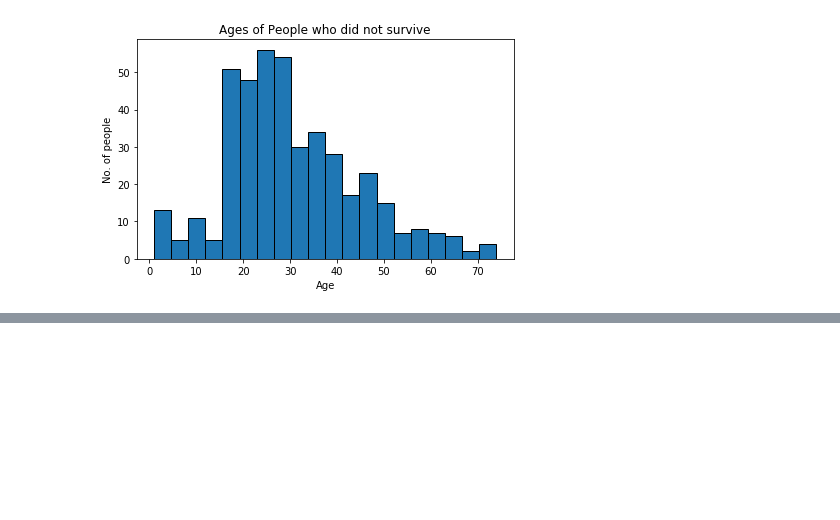
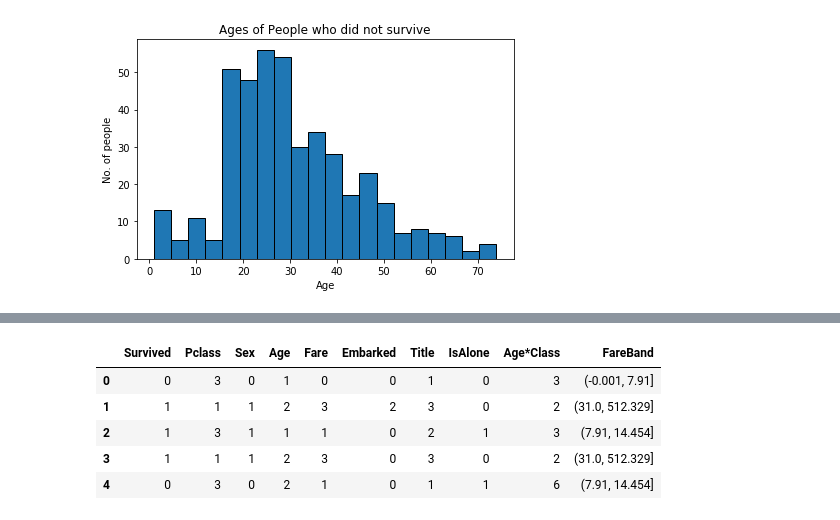
Before and after one commit to vishaal-ranjan/Titanic-Dataset-Model, a Jupyter notebook: titanic_model.ipynb, the cells around one changed output, grey strips where cells are left out. Saved outputs shown, nothing was run; the diff lists cells and outputs as text; code cells hidden in the pictures; blank space fills up the shorter version.

```diff
--- a/titanic_model.ipynb
+++ b/titanic_model.ipynb
@@ -163,0 +438,4 @@ Accuracy = 81.59%
+# %%
+for dataset in combine:
+    dataset.loc[dataset.Embarked.isnull(), 'Embarked'] = freq_port
+train_data[['Embarked', 'Survived']].groupby(['Embarked'], as_index=False).mean().sort_values(by = 'Survived', ascending=False)
@@ -163,0 +447,7 @@ Accuracy = 81.59%
+# %%
+# We'll convert the categorical features of Embarked to numeric
+
+for dataset in combine:
+    dataset['Embarked'] = dataset['Embarked'].map({'S': 0, 'Q': 1, 'C': 2})
+
+train_data.head()
@@ -163,0 +461,5 @@ Accuracy = 81.59%
+# %%
+# We replace the missing values of the fare with the median value
+
+test_data['Fare'].fillna(test_data['Fare'].dropna().median(), inplace = True)
+test_data.head()
@@ -163,0 +473,5 @@ Accuracy = 81.59%
+# %%
+# We will create a fare band of 4
+
+train_data['FareBand'] = pd.qcut(train_data['Fare'], 4)
+train_data[['FareBand', 'Survived']].groupby('FareBand', as_index = False).mean().sort_values(by = 'Survived', ascending = False)
@@ -163,0 +484,21 @@ Accuracy = 81.59%
+# %%
+# Now, we will creare ordinal values for the Fare column and then remove the FareBand feature
+
+for dataset in combine:
+    dataset.loc[dataset.Fare <= 7.91, 'Fare'] = 0
+    dataset.loc[(dataset.Fare > 7.91) & (dataset.Fare <= 14.454), 'Fare'] = 1
+    dataset.loc[(dataset.Fare > 14.454) & (dataset.Fare <= 31), 'Fare'] = 2
+    dataset.loc[dataset.Fare > 31, 'Fare'] = 3
+train_data.Fare = train_data.Fare.astype(int)
+train_data.Title = train_data.Title.astype(int)
+test_data.Title = test_data.Title.astype(int)
+# train_data = train_data.drop(['FareBand'], axis = 1)
+combine = [train_data, test_data]
+train_data.head()
+# %% [output]
+|  | Survived | Pclass | Sex | Age | Fare | Embarked | Title | IsAlone | Age*Class | FareBand |
+| 0 | 0 | 3 | 0 | 1 | 0 | 0 | 1 | 0 | 3 | (-0.001, 7.91] |
+| 1 | 1 | 1 | 1 | 2 | 3 | 2 | 3 | 0 | 2 | (31.0, 512.329] |
+| 2 | 1 | 3 | 1 | 1 | 1 | 0 | 2 | 1 | 3 | (7.91, 14.454] |
+| 3 | 1 | 1 | 1 | 2 | 3 | 0 | 3 | 0 | 2 | (31.0, 512.329] |
+| 4 | 0 | 3 | 0 | 2 | 1 | 0 | 1 | 1 | 6 | (7.91, 14.454] |
```
Also changed, not shown: parts of 42 cells of this notebook.
